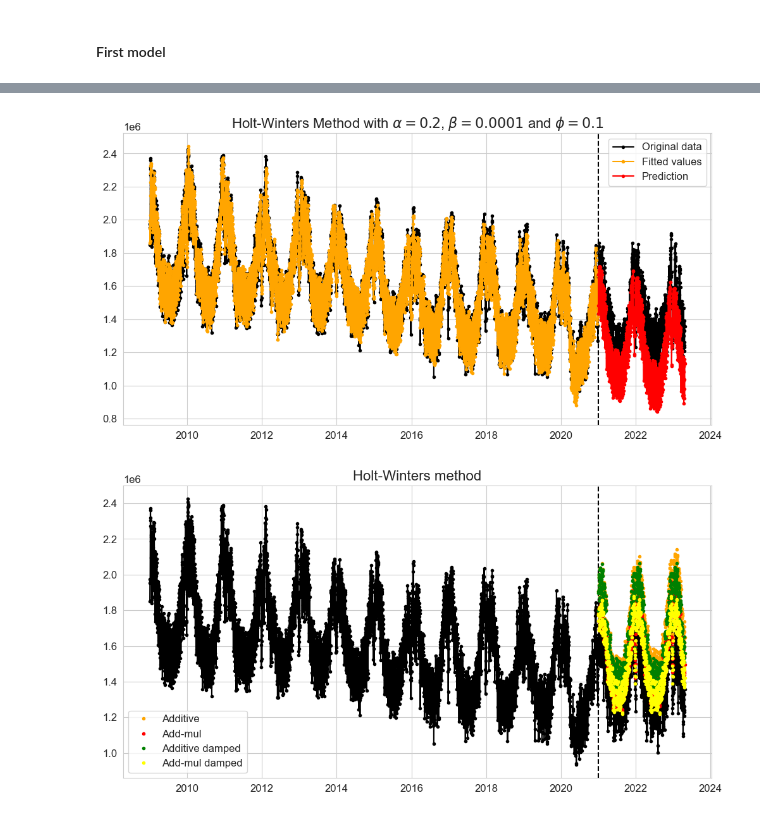
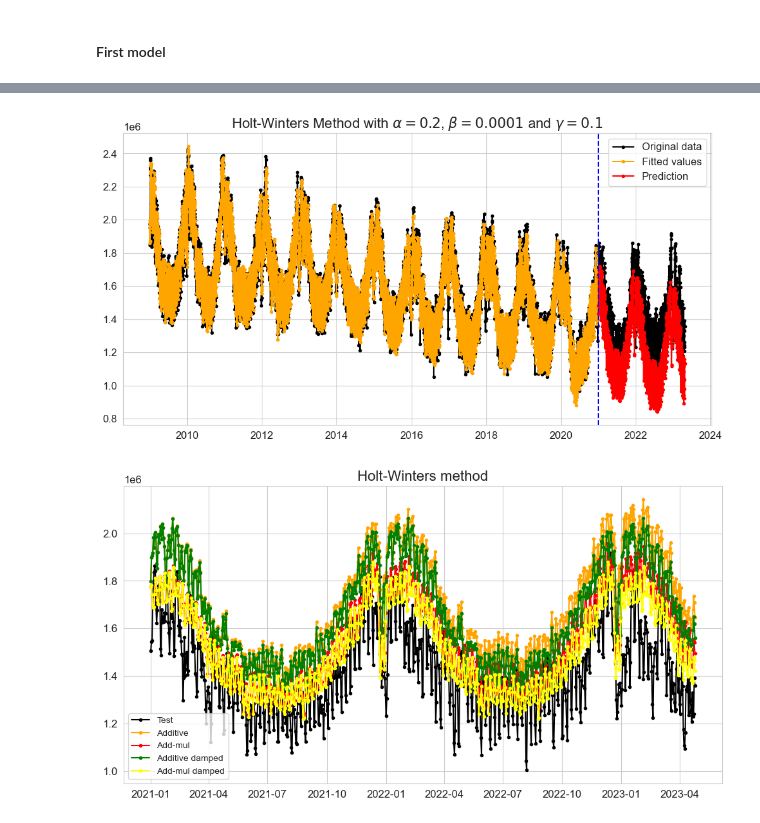
Before and after one commit to MarinaPenalver/TFG, a Jupyter notebook: notebooks/5. Exponential smoothing.ipynb, the cells around one changed output, grey strips where cells are left out. Cells and saved outputs as stored; diff of their text form; code cells hidden in the pictures.

```diff
--- a/notebooks/5. Exponential smoothing.ipynb
+++ b/notebooks/5. Exponential smoothing.ipynb
@@ -352,15 +350,15 @@ Wall time: 6.17 s
 # %%
 plt.figure(figsize=(12, 6))
-plt.title(r'Holt-Winters Method with $\alpha=0.2$, $\beta=0.0001$ and $\phi=0.1$')
-plt.axvline(datetime.date(2021,1,1), color="k", ls="--")
+plt.title(r'Holt-Winters Method with $\alpha=0.2$, $\beta=0.0001$ and $\gamma=0.1$')
 plt.plot(train4, marker=".", color="black", label='Original data')
 plt.plot(test4, marker=".", color='black')
 plt.plot(fit.fittedvalues, color="orange", marker='.', label='Fitted values')
 plt.plot(fcast, color="red", marker='.', label='Prediction')
+plt.axvline(datetime.date(2021,1,1), color="blue", ls="--")
 plt.legend()
 plt.savefig("../graphs/HoltWinters1.jpg")
 # %% [output]
-[figure, old version]
+[figure, new version]
 # %%
 t1 = time.perf_counter()
 HW1 = ExponentialSmoothing(
@@ -370,7 +368,7 @@ HW1 = ExponentialSmoothing(
     seasonal="add",
     freq='D',
     initialization_method="estimated").fit()
-HW_fcast1 = HW1.forecast(845)
+HW_fcast1 = HW1.forecast(len(test4))
 
 t2 = time.perf_counter()
 HW2 = ExponentialSmoothing(
@@ -380,7 +378,7 @@ HW2 = ExponentialSmoothing(
     seasonal="mul",
     freq='D',
     initialization_method="estimated").fit()
-HW_fcast2 = HW2.forecast(845)
+HW_fcast2 = HW2.forecast(len(test4))
 
 t3 = time.perf_counter()
 HW3 = ExponentialSmoothing(
@@ -391,7 +389,7 @@ HW3 = ExponentialSmoothing(
     freq='D',
     damped_trend=True,
     initialization_method="estimated").fit()
-HW_fcast3 = HW3.forecast(845)
+HW_fcast3 = HW3.forecast(len(test4))
 
 t4 = time.perf_counter()
 HW4 = ExponentialSmoothing(
@@ -402,22 +400,23 @@ HW4 = ExponentialSmoothing(
     freq='D',
     damped_trend=True,
     initialization_method="estimated").fit()
-HW_fcast4 = HW4.forecast(845)
+HW_fcast4 = HW4.forecast(len(test4))
 t5 = time.perf_counter()
 # %%
 plt.figure(figsize=(12, 6))
 plt.title("Holt-Winters method")
-plt.axvline(datetime.date(2021,1,1), color="black", ls="--")
-(data1,) = plt.plot(train4, marker=".", color="black")
-(data2,) = plt.plot(test4, marker=".",  color="black")
 
-(line1,) = plt.plot(HW_fcast1, ".", color="orange", label='Additive')
-(line2,) = plt.plot(HW_fcast2, ".", color="red", label='Add-mul')
-(line3,) = plt.plot(HW_fcast3, ".", color="green", label='Additive damped')
-(line4,) = plt.plot(HW_fcast4, ".", color="yellow", label='Add-mul damped')
-plt.legend()
+# (data1,) = plt.plot(train4, marker=".", color="black")
+(data2,) = plt.plot(test4, marker=".",  color="black", label='Test')
+
+(line1,) = plt.plot(HW_fcast1, marker=".", color="orange", label='Additive')
+(line2,) = plt.plot(HW_fcast2, marker=".", color="red", label='Add-mul')
+(line3,) = plt.plot(HW_fcast3, marker=".", color="green", label='Additive damped')
+(line4,) = plt.plot(HW_fcast4,marker=".", color="yellow", label='Add-mul damped')
+# plt.axvline(datetime.date(2021,1,1), color="blue", ls="--")
+plt.legend(loc='lower left', fontsize=10)
 plt.savefig("../graphs/HoltWinters2.jpg")
 # %% [output]
-[figure, old version]
+[figure, new version]
 # %%
 results3 = pd.DataFrame(
```
Also changed, not shown: parts of 26 cells of this notebook, 19 other files.
